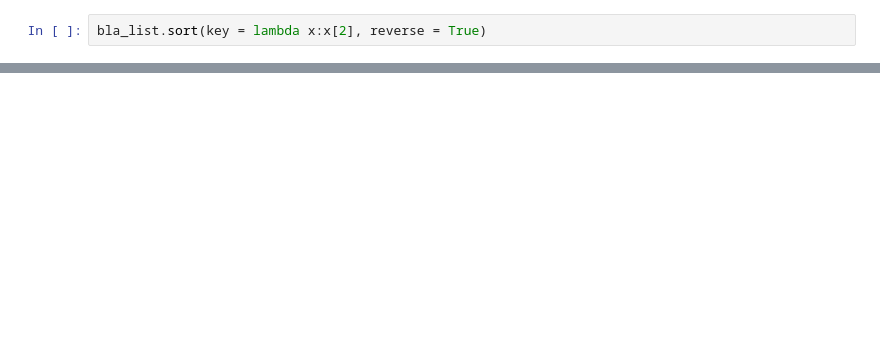
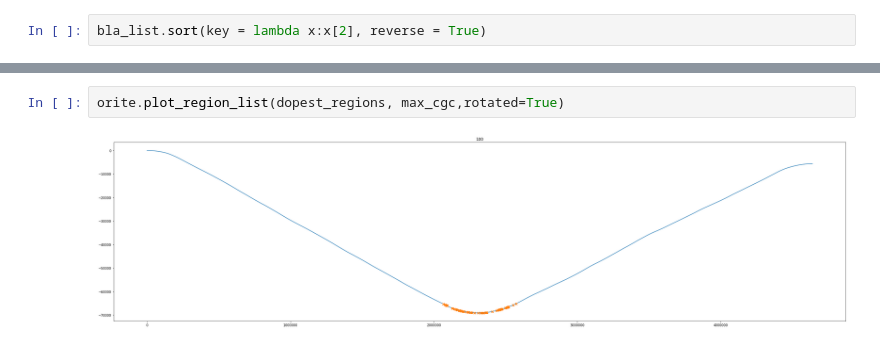
Before and after one commit to MohammedAlJaff/orite, a Jupyter notebook: density_max_combo.ipynb, the cells around one changed output, grey strips where cells are left out. Cells and saved outputs as stored; diff of their text form; blank space fills up the shorter version.

```diff
--- a/density_max_combo.ipynb
+++ b/density_max_combo.ipynb
@@ -153,0 +173,4 @@ False
+# %%
+orite.plot_region_list(dopest_regions, max_cgc,rotated=True)
+# %% [output]
+[figure, added]
```
Also changed, not shown: parts of 27 cells of this notebook, 1 other file.
